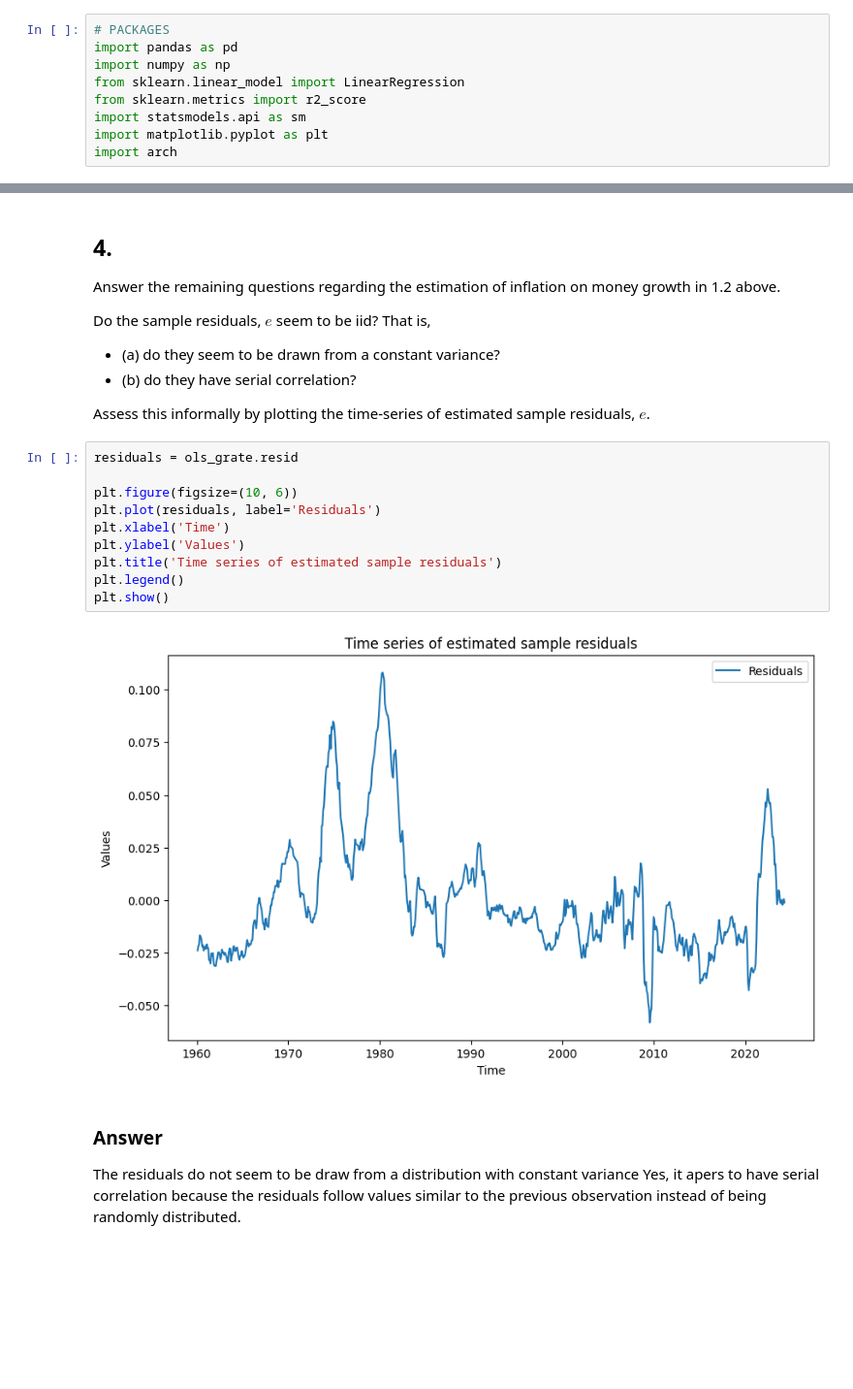
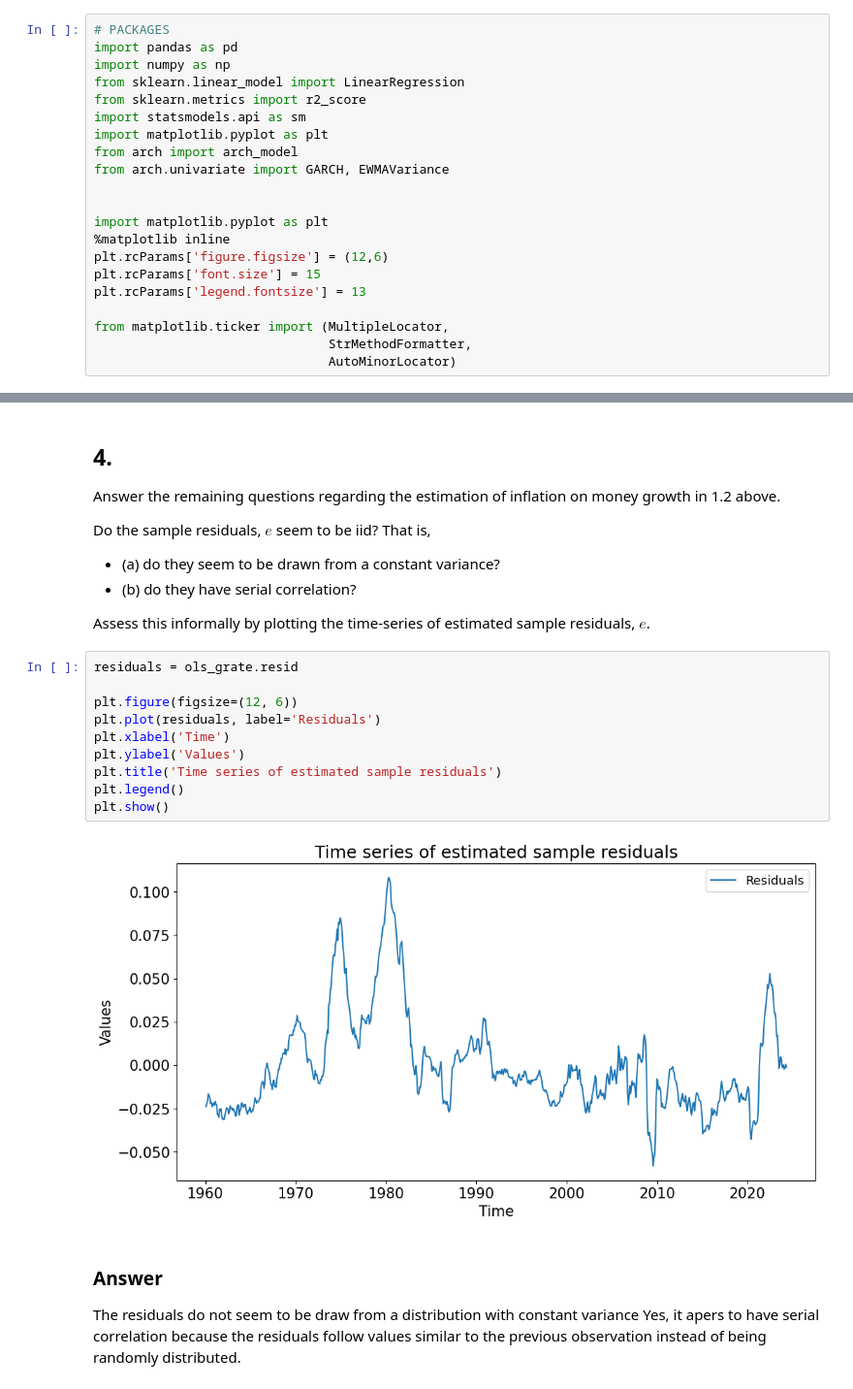
Before and after one commit to ArturoCharleston/finm-data-analysis-2024, a Jupyter notebook: homework/Homework 2 - Timeseries_arturo.ipynb, the cells around one changed output, grey strips where cells are left out. Shown at 97% size. Cells and saved outputs as stored; diff of their text form; blank space fills up the shorter version.

```diff
--- a/homework/Homework 2 - Timeseries_arturo.ipynb
+++ b/homework/Homework 2 - Timeseries_arturo.ipynb
@@ -29,7 +29,19 @@ from sklearn.linear_model import LinearRegression
 from sklearn.metrics import r2_score
 import statsmodels.api as sm
 import matplotlib.pyplot as plt
-import arch
+from arch import arch_model
+from arch.univariate import GARCH, EWMAVariance
+
+
+import matplotlib.pyplot as plt
+%matplotlib inline
+plt.rcParams['figure.figsize'] = (12,6)
+plt.rcParams['font.size'] = 15
+plt.rcParams['legend.fontsize'] = 13
+
+from matplotlib.ticker import (MultipleLocator,
+                               StrMethodFormatter,
+                               AutoMinorLocator)
 # %% [markdown]
 # 1. Assessing the OLS Model
 
@@ -174,15 +188,15 @@ Assess this informally by plotting the time-series of estimated sample residuals
 # %%
 residuals = ols_grate.resid
 
-plt.figure(figsize=(10, 6))
+plt.figure(figsize=(12, 6))
 plt.plot(residuals, label='Residuals')
 plt.xlabel('Time')
 plt.ylabel('Values')
 plt.title('Time series of estimated sample residuals')
 plt.legend()
 plt.show()
 # %% [output]
-[figure, old version]
+[figure, new version]
 # %% [markdown]
 ### Answer
 
```
Also changed, not shown: parts of 22 cells of this notebook.
